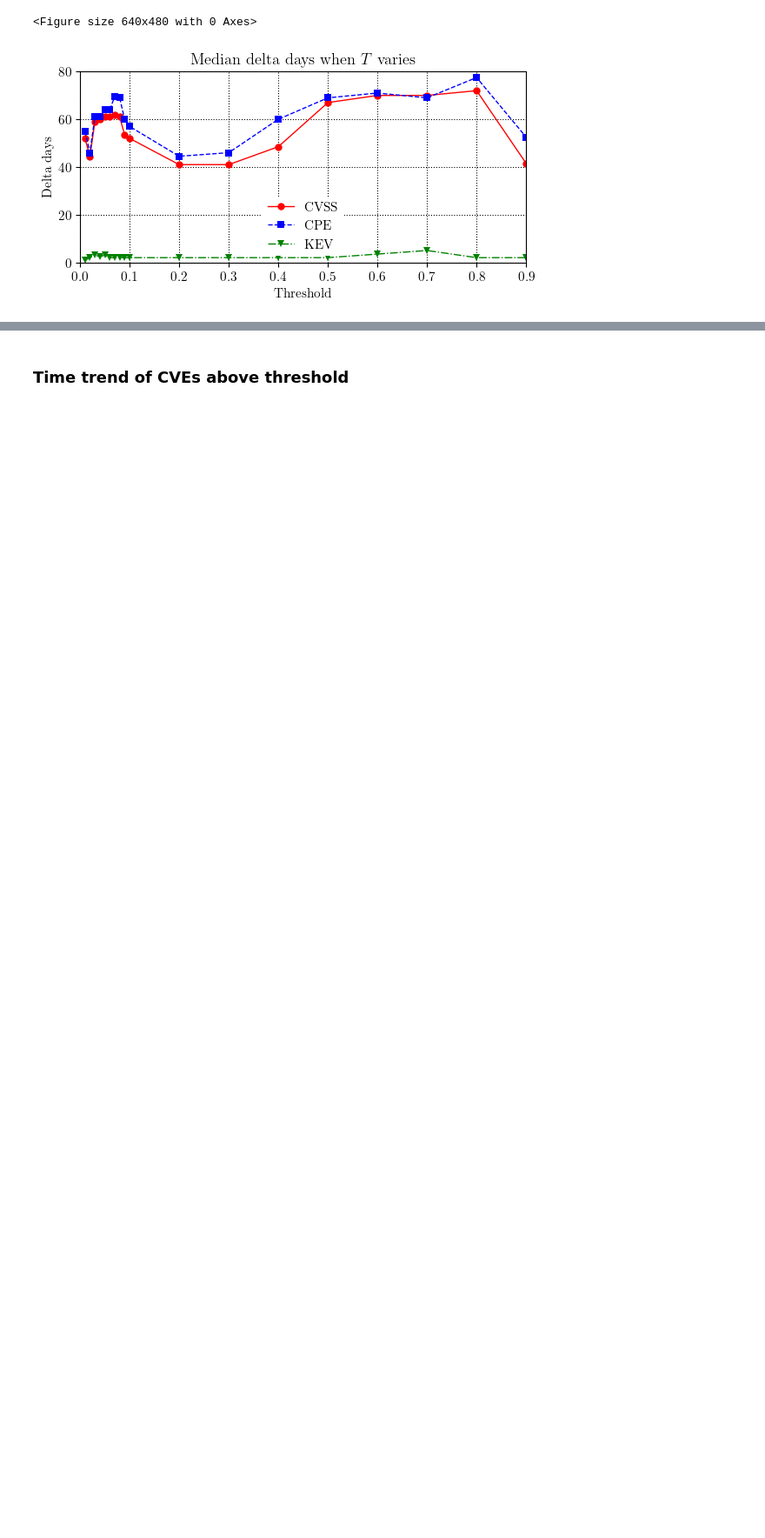
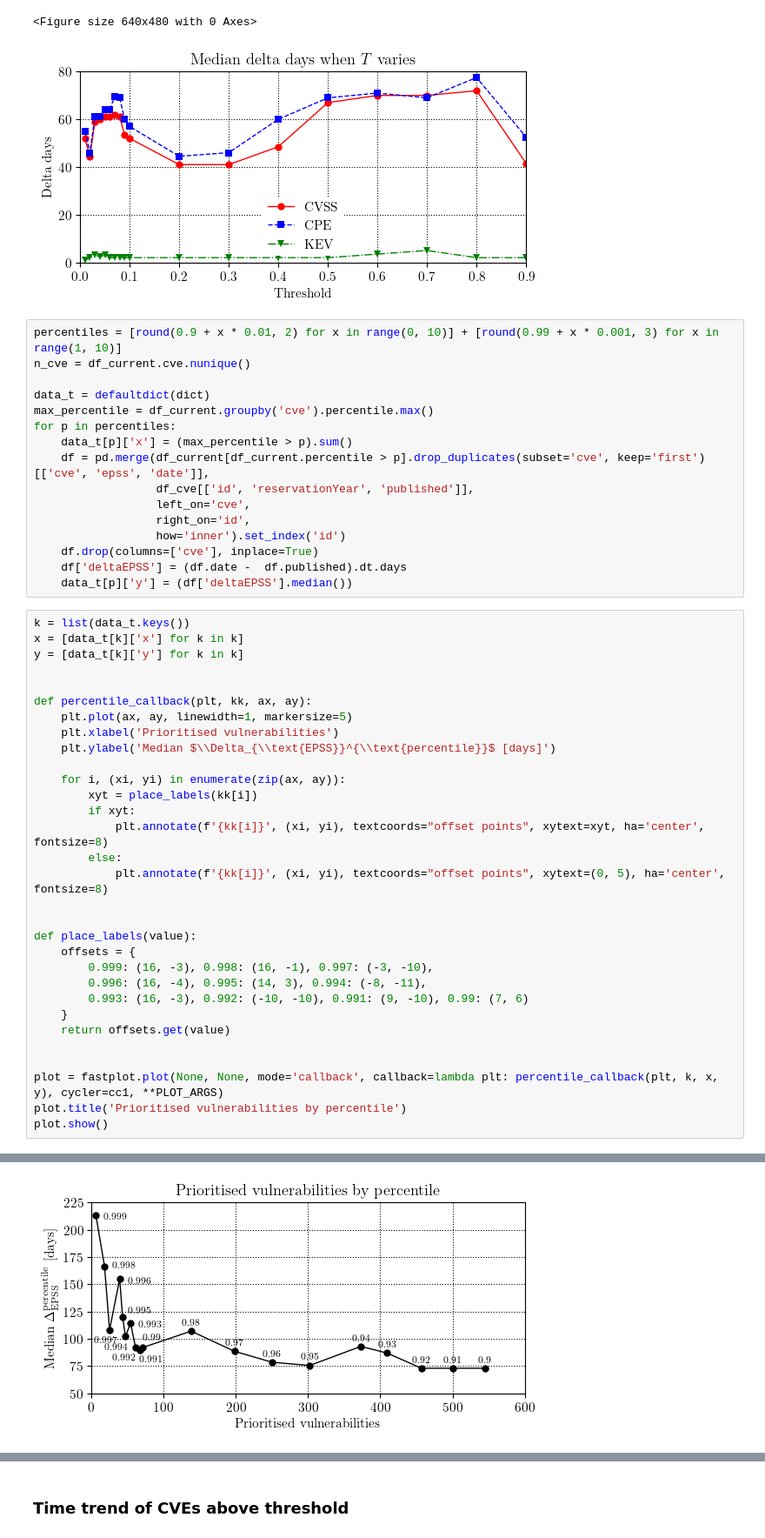
Before and after one commit to dravalico/paper-temporal-dynamics-epss, a Jupyter notebook: 1_epss3_current.ipynb, the cells around one changed output, grey strips where cells are left out. Shown at 87% size. Saved outputs shown, nothing was run; the diff lists cells and outputs as text; blank space fills up the shorter version.

Commit message:
Add code for new plots in third round revision

```diff
--- a/1_epss3_current.ipynb
+++ b/1_epss3_current.ipynb
@@ -665,3 +696,51 @@ plot.show()
 # %% [output]
 <Figure size 640x480 with 0 Axes>
 [figure]
+# %%
+percentiles = [round(0.9 + x * 0.01, 2) for x in range(0, 10)] + [round(0.99 + x * 0.001, 3) for x in range(1, 10)]
+n_cve = df_current.cve.nunique()
+
+data_t = defaultdict(dict)
+max_percentile = df_current.groupby('cve').percentile.max()
+for p in percentiles:
+    data_t[p]['x'] = (max_percentile > p).sum()
+    df = pd.merge(df_current[df_current.percentile > p].drop_duplicates(subset='cve', keep='first')[['cve', 'epss', 'date']],
+                  df_cve[['id', 'reservationYear', 'published']],
+                  left_on='cve',
+                  right_on='id',
+                  how='inner').set_index('id')
+    df.drop(columns=['cve'], inplace=True)
+    df['deltaEPSS'] = (df.date -  df.published).dt.days
+    data_t[p]['y'] = (df['deltaEPSS'].median())
+# %%
+k = list(data_t.keys())
+x = [data_t[k]['x'] for k in k]
+y = [data_t[k]['y'] for k in k]
+
+
+def percentile_callback(plt, kk, ax, ay):
+    plt.plot(ax, ay, linewidth=1, markersize=5)
+    plt.xlabel('Prioritised vulnerabilities')
+    plt.ylabel('Median $\\Delta_{\\text{EPSS}}^{\\text{percentile}}$ [days]')
+
+    for i, (xi, yi) in enumerate(zip(ax, ay)):
+        xyt = place_labels(kk[i])
+        if xyt:
+            plt.annotate(f'{kk[i]}', (xi, yi), textcoords="offset points", xytext=xyt, ha='center', fontsize=8)
+        else:
+            plt.annotate(f'{kk[i]}', (xi, yi), textcoords="offset points", xytext=(0, 5), ha='center', fontsize=8)
+
+
+def place_labels(value):
+    offsets = {
+        0.999: (16, -3), 0.998: (16, -1), 0.997: (-3, -10),
+        0.996: (16, -4), 0.995: (14, 3), 0.994: (-8, -11),
+        0.993: (16, -3), 0.992: (-10, -10), 0.991: (9, -10), 0.99: (7, 6)
+    }
+    return offsets.get(value)
+
+
+plot = fastplot.plot(None, None, mode='callback', callback=lambda plt: percentile_callback(plt, k, x, y), cycler=cc1, **PLOT_ARGS)
+plot.title('Prioritised vulnerabilities by percentile')
+plot.show()
+# %% [output]
@@ -667,0 +748 @@ plot.show()
+[figure, added]
```
Also changed, not shown: parts of 35 cells of this notebook, 2 other files.
